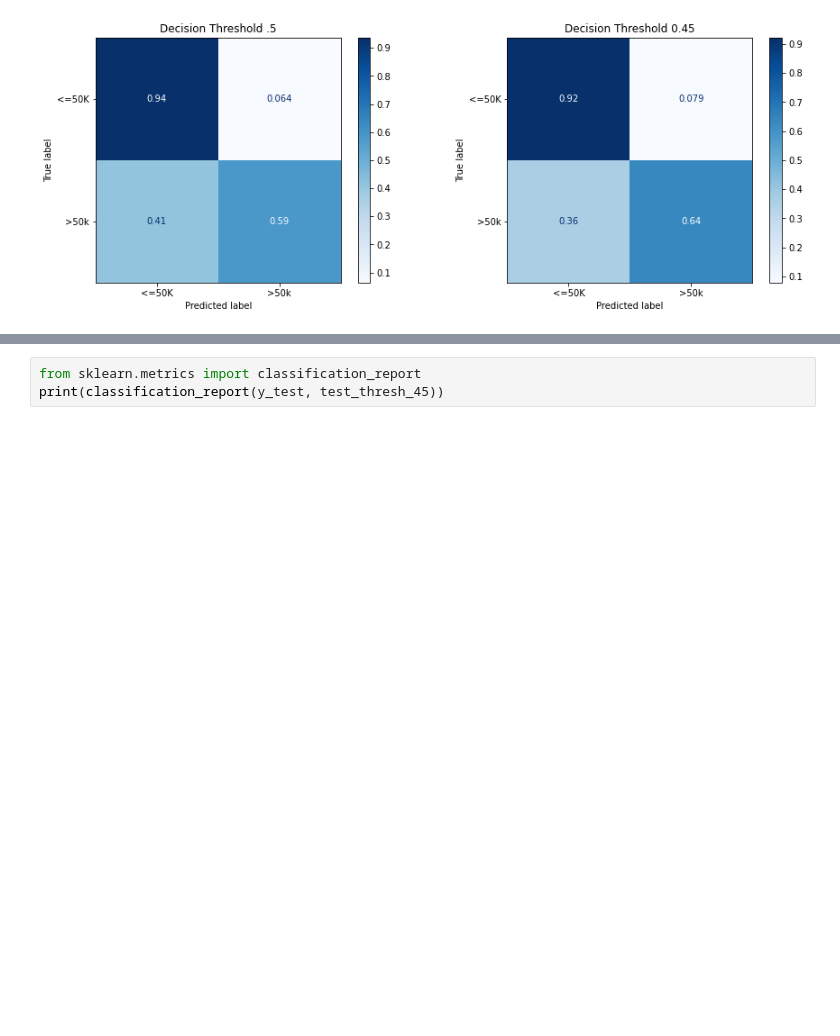
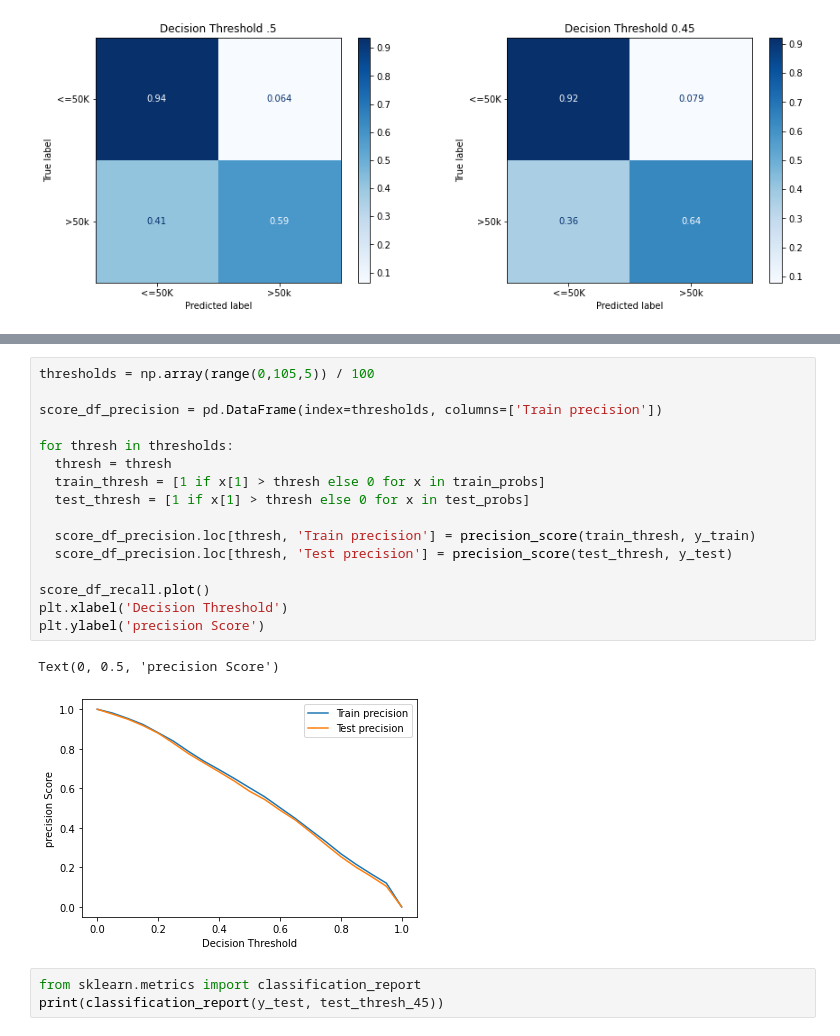
Before and after one commit to mkwak92/AdultIncome, a Jupyter notebook: Adult_Income.ipynb, the cells around one changed output, grey strips where cells are left out. Drawn from its saved outputs; the diff is of its cells as text; blank space fills up the shorter version.

```diff
--- a/Adult_Income.ipynb
+++ b/Adult_Income.ipynb
@@ -826,3 +865,22 @@ axes[1].set_title(f'Decision Threshold {thresh_45}');
+# %%
+thresholds = np.array(range(0,105,5)) / 100
+
+score_df_precision = pd.DataFrame(index=thresholds, columns=['Train precision'])
+
+for thresh in thresholds:
+  thresh = thresh
+  train_thresh = [1 if x[1] > thresh else 0 for x in train_probs]
+  test_thresh = [1 if x[1] > thresh else 0 for x in test_probs]
+
+  score_df_precision.loc[thresh, 'Train precision'] = precision_score(train_thresh, y_train)
+  score_df_precision.loc[thresh, 'Test precision'] = precision_score(test_thresh, y_test)
+
+score_df_recall.plot()
+plt.xlabel('Decision Threshold')
+plt.ylabel('precision Score')
+# %% [output]
+Text(0, 0.5, 'precision Score')
+[figure, added]
 # %%
 from sklearn.metrics import classification_report
 print(classification_report(y_test, test_thresh_45))
```
Also changed, not shown: parts of 22 cells of this notebook.
